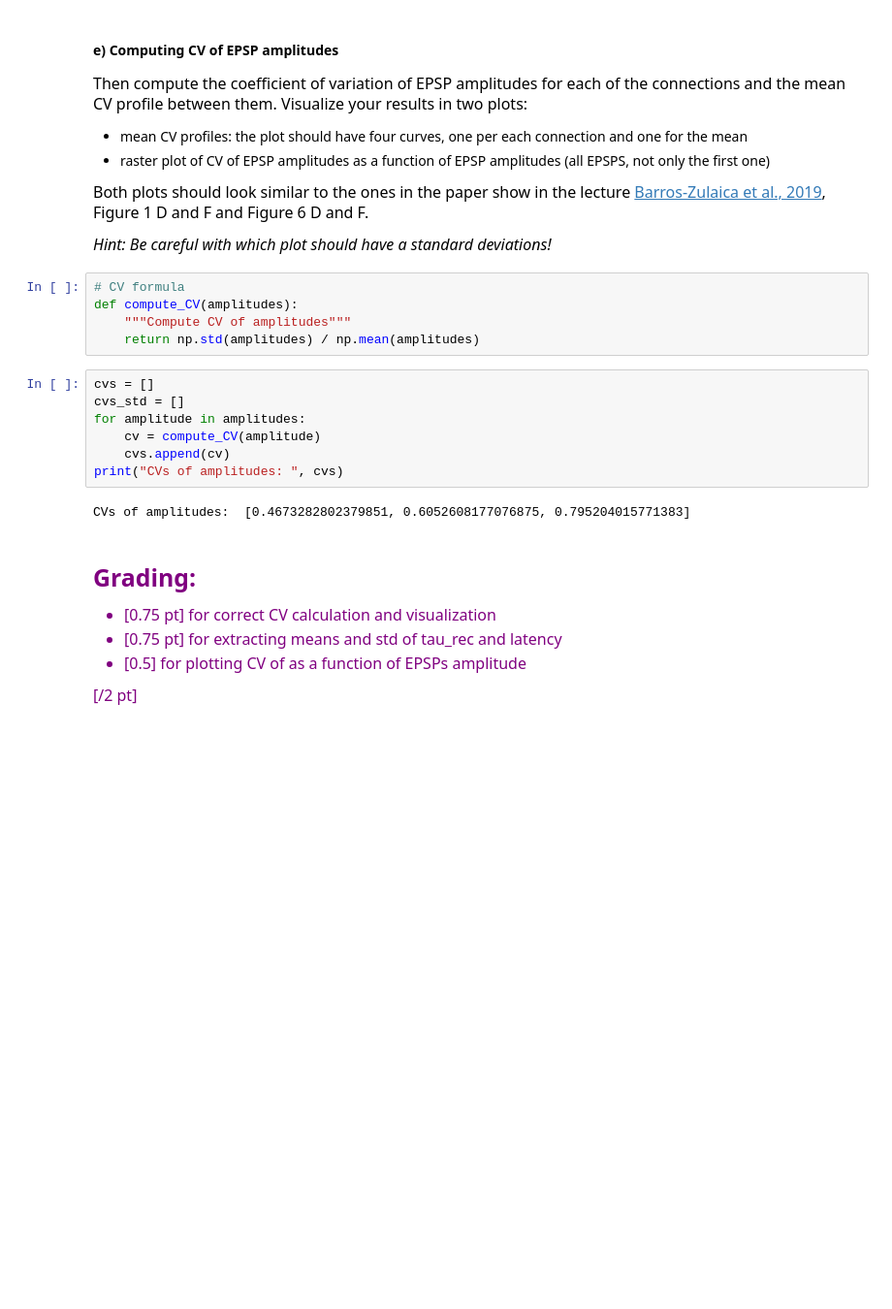
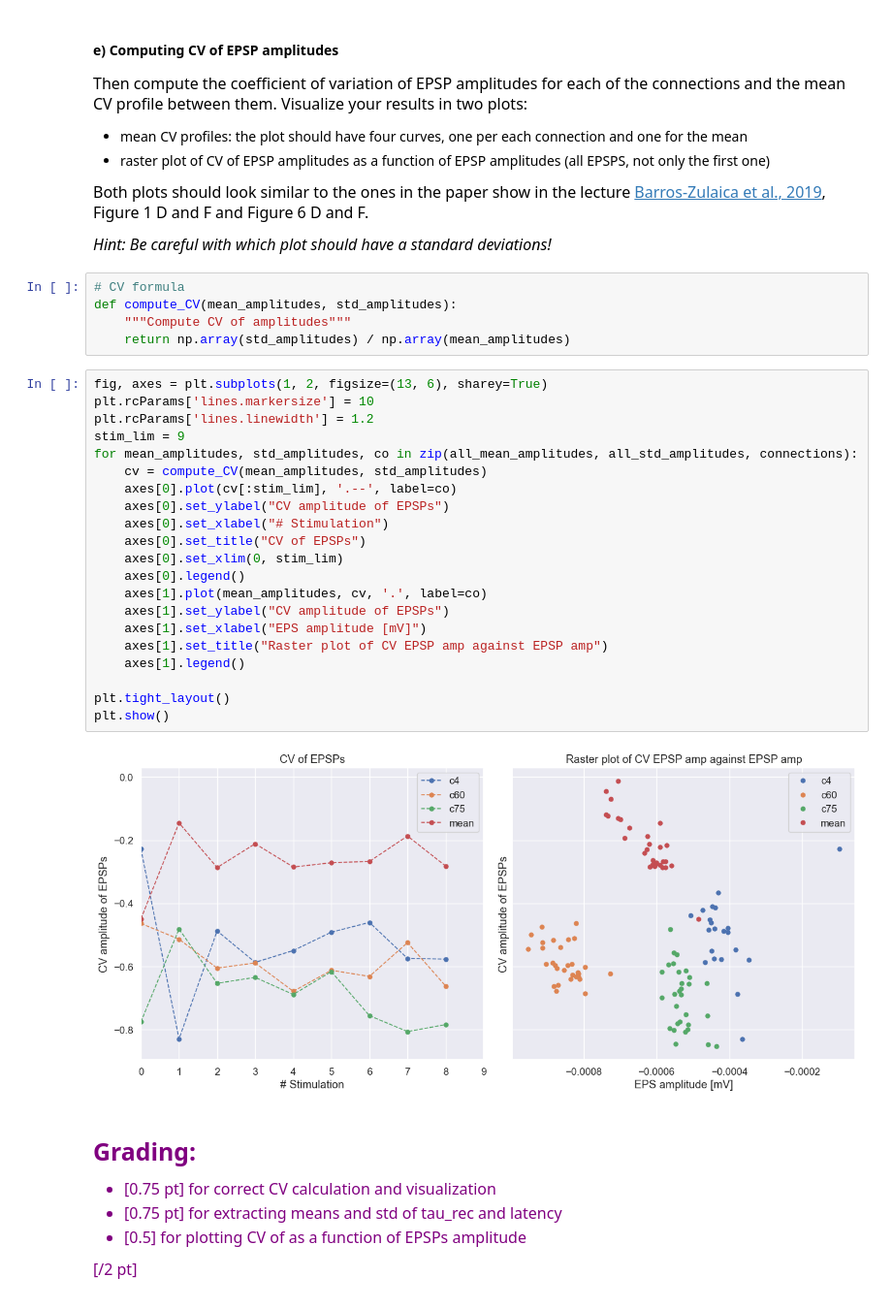
Before and after one commit to ejayromero/biophysics-NX-450, a Jupyter notebook: Week_8/Week8_HomeWork.ipynb, the cells around one changed output. Shown at 97% size. Saved outputs shown, nothing was run; the diff lists cells and outputs as text; blank space fills up the shorter version.

```diff
--- a/Week_8/Week8_HomeWork.ipynb
+++ b/Week_8/Week8_HomeWork.ipynb
@@ -509,18 +524,32 @@ for mean_trace, c_type in zip(mean_traces, c_types):
 <font size='3'>*Hint: Be careful with which plot should have a standard deviations!*
 # %%
 # CV formula
-def compute_CV(amplitudes):
+def compute_CV(mean_amplitudes, std_amplitudes):
     """Compute CV of amplitudes"""
-    return np.std(amplitudes) / np.mean(amplitudes)
+    return np.array(std_amplitudes) / np.array(mean_amplitudes)
-# %%
-cvs = []
-cvs_std = []
-for amplitude in amplitudes:
-    cv = compute_CV(amplitude)
-    cvs.append(cv)
-print("CVs of amplitudes: ", cvs)
-# %% [output]
-CVs of amplitudes:  [0.4673282802379851, 0.6052608177076875, 0.795204015771383]
+# %%
+fig, axes = plt.subplots(1, 2, figsize=(13, 6), sharey=True)
+plt.rcParams['lines.markersize'] = 10
+plt.rcParams['lines.linewidth'] = 1.2
+stim_lim = 9
+for mean_amplitudes, std_amplitudes, co in zip(all_mean_amplitudes, all_std_amplitudes, connections):
+    cv = compute_CV(mean_amplitudes, std_amplitudes)
+    axes[0].plot(cv[:stim_lim], '.--', label=co)
+    axes[0].set_ylabel("CV amplitude of EPSPs")
+    axes[0].set_xlabel("# Stimulation")
+    axes[0].set_title("CV of EPSPs")
+    axes[0].set_xlim(0, stim_lim)
+    axes[0].legend()
+    axes[1].plot(mean_amplitudes, cv, '.', label=co)
+    axes[1].set_ylabel("CV amplitude of EPSPs")
+    axes[1].set_xlabel("EPS amplitude [mV]")
+    axes[1].set_title("Raster plot of CV EPSP amp against EPSP amp")
+    axes[1].legend()
+
+plt.tight_layout()
+plt.show()
+# %% [output]
+[figure, added]
 # %% [markdown]
 <span style="color:purple">
 <font size='3'>
```
Also changed, not shown: parts of 7 cells of this notebook.
